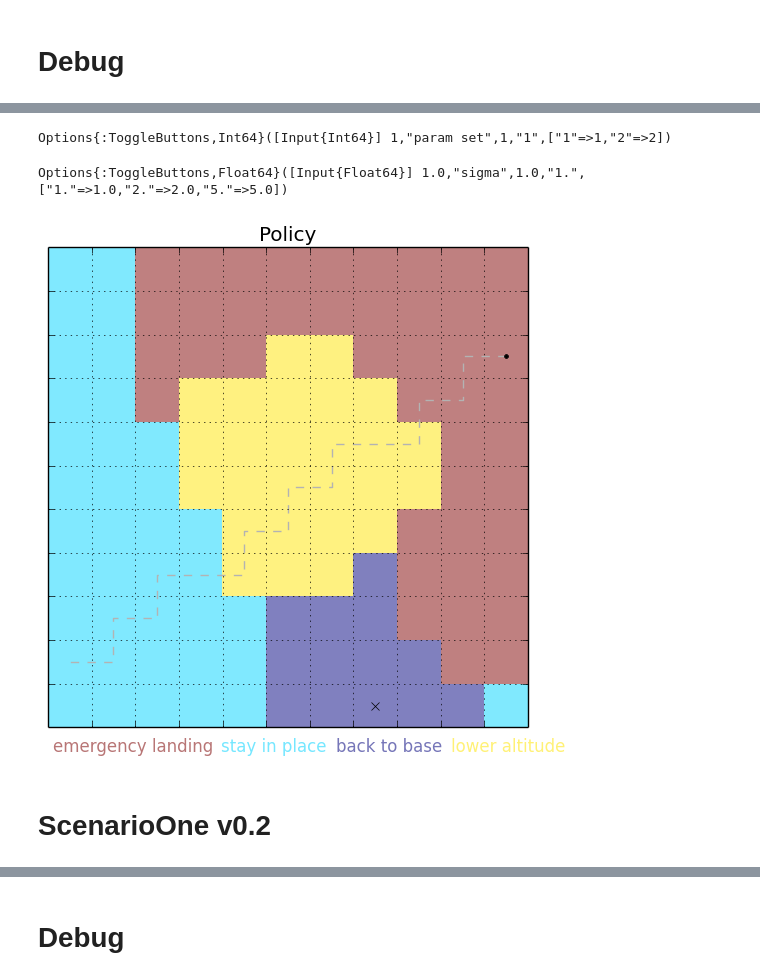
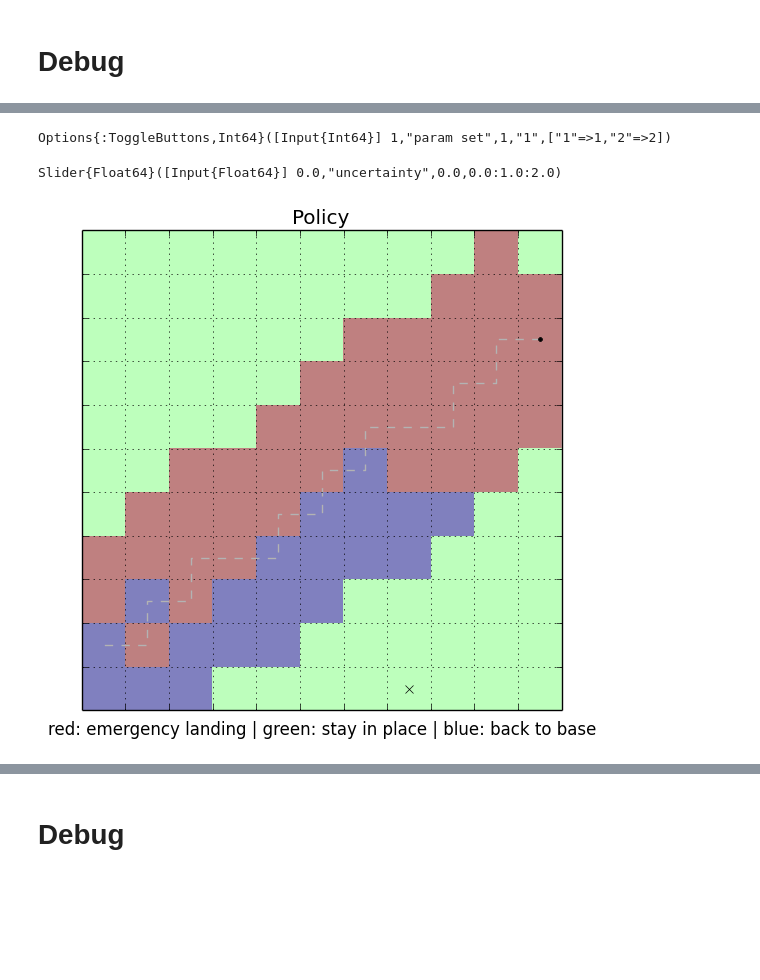
Before and after one commit to neosado/Firestorm, a Jupyter notebook: ScenarioOne.ipynb, the cells around one changed output, grey strips where cells are left out. Cells and saved outputs as stored; diff of their text form; code cells hidden in the pictures; blank space fills up the shorter version.

```diff
--- a/ScenarioOne.ipynb
+++ b/ScenarioOne.ipynb
@@ -66,5 +107,6 @@ end
 # %%
-timestamp = 1423161119
-datafile = "datafiles/s1results_v0_2_1.jld.$timestamp";
+timestamp = 1423158940
+datafile = "datafiles/s1results_v0_1.jld.$timestamp"
+;
 # %%
 f = figure(facecolor = "white")
@@ -80,12 +122,10 @@ Options{:ToggleButtons,Float64}([Input{Float64}] 1.0,"sigma",1.0,"1.",["1."=>1.0
 # %%
 f = figure(facecolor = "white")
-@manipulate for param_set = togglebuttons(OrderedDict(["1", "2"], [1, 2]), label = "param set"), sim_comm_loss_duration_sigma = togglebuttons(OrderedDict(["1.", "2.", "5."], [1., 2., 5.]), label = "sigma"); withfig(f) do
-        plotPolicy(param_set, fig = f, datafile = datafile, sim_comm_loss_duration_mu = 10., sim_comm_loss_duration_sigma = sim_comm_loss_duration_sigma)
+@manipulate for param_set = togglebuttons(OrderedDict(["1", "2"], [1, 2]), label = "param set"), aircraft_traj_uncertainty = slider(0.:1.:2., value = 0., label = "uncertainty"); withfig(f) do
+        plotPolicy("0.1", param_set, fig = f, datafile = datafile, aircraft_traj_uncertainty = aircraft_traj_uncertainty)
     end
 end
 # %% [output]
 Options{:ToggleButtons,Int64}([Input{Int64}] 1,"param set",1,"1",["1"=>1,"2"=>2])
-Options{:ToggleButtons,Float64}([Input{Float64}] 1.0,"sigma",1.0,"1.",["1."=>1.0,"2."=>2.0,"5."=>5.0])
+Slider{Float64}([Input{Float64}] 0.0,"uncertainty",0.0,0.0:1.0:2.0)
-[figure, old version]
+[figure, new version]
-# %% [markdown]
-# ScenarioOne v0.2
```
Also changed, not shown: parts of 29 cells of this notebook, 8 other files.
